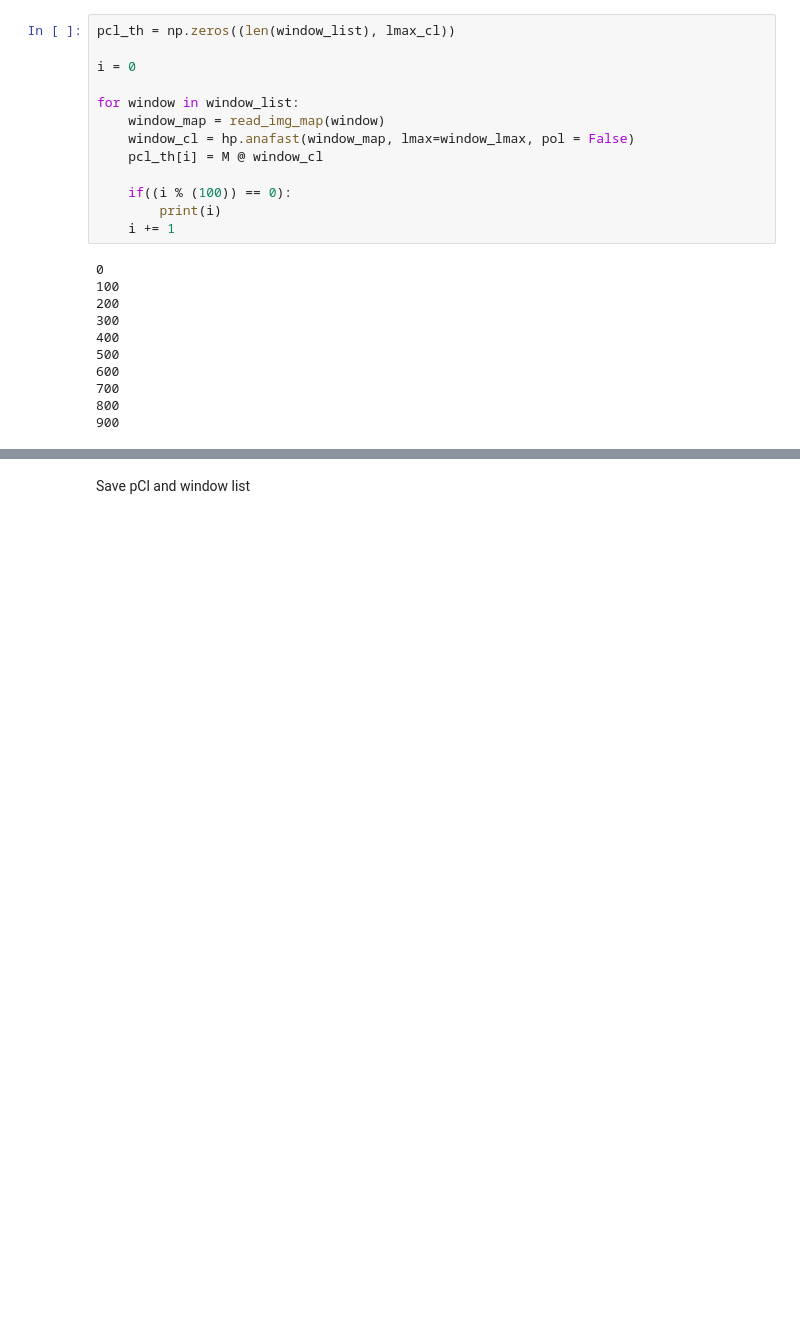
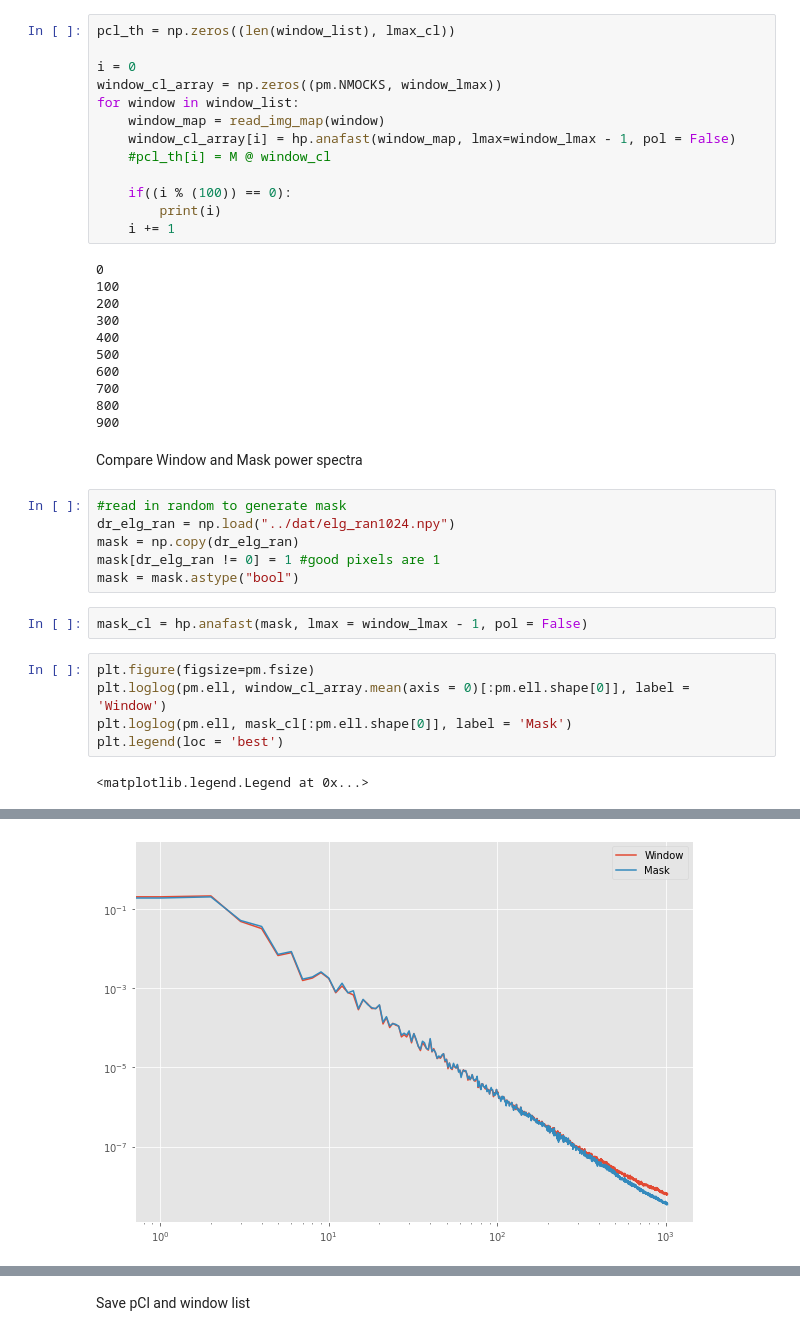
Before and after one commit to tanveerkarim/imaging-sys-covariance, a Jupyter notebook: notebooks/Generate_pcl_th.ipynb, the cells around one changed output, grey strips where cells are left out. Drawn from its saved outputs; the diff is of its cells as text; blank space fills up the shorter version.

Commit message:
save window cls; analyse cov(D,D)

```diff
--- a/notebooks/Generate_pcl_th.ipynb
+++ b/notebooks/Generate_pcl_th.ipynb
@@ -501,11 +495,11 @@ window_list = glob.glob("../dat/windows/*fits")
 pcl_th = np.zeros((len(window_list), lmax_cl))
 
 i = 0
-
+window_cl_array = np.zeros((pm.NMOCKS, window_lmax))
 for window in window_list:
     window_map = read_img_map(window)
-    window_cl = hp.anafast(window_map, lmax=window_lmax, pol = False)
-    pcl_th[i] = M @ window_cl
+    window_cl_array[i] = hp.anafast(window_map, lmax=window_lmax - 1, pol = False)
+    #pcl_th[i] = M @ window_cl
 
     if((i % (100)) == 0):
         print(i)
@@ -521,3 +515,20 @@ for window in window_list:
 700
 800
 900
+# %% [markdown]
+Compare Window and Mask power spectra
+# %%
+#read in random to generate mask
+dr_elg_ran = np.load("../dat/elg_ran1024.npy")
+mask = np.copy(dr_elg_ran)
+mask[dr_elg_ran != 0] = 1 #good pixels are 1
+mask = mask.astype("bool")
+# %%
+mask_cl = hp.anafast(mask, lmax = window_lmax - 1, pol = False)
+# %%
+plt.figure(figsize=pm.fsize)
+plt.loglog(pm.ell, window_cl_array.mean(axis = 0)[:pm.ell.shape[0]], label = 'Window')
+plt.loglog(pm.ell, mask_cl[:pm.ell.shape[0]], label = 'Mask')
+plt.legend(loc = 'best')
+# %% [output]
+<matplotlib.legend.Legend at 0x...>
@@ -523,0 +552 @@ for window in window_list:
+[figure, added]
```
Also changed, not shown: parts of 19 cells of this notebook.
